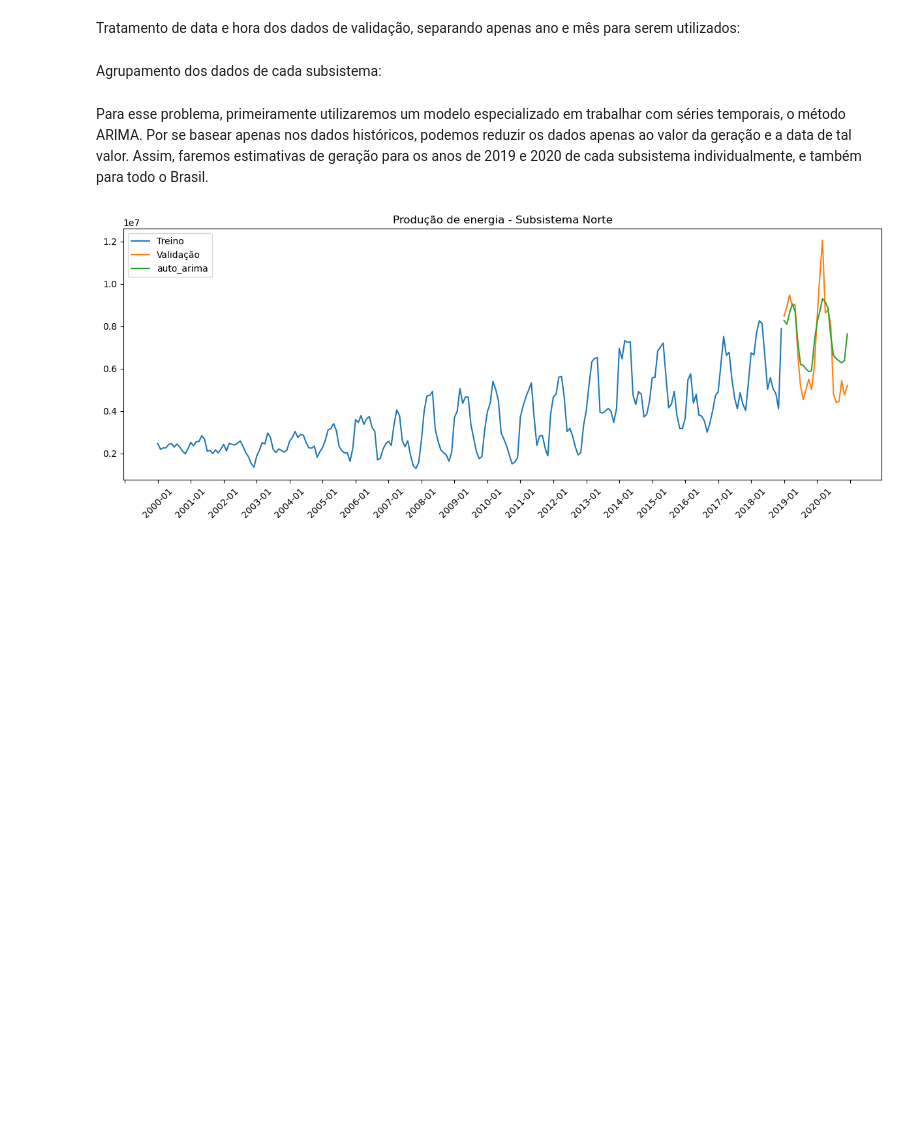
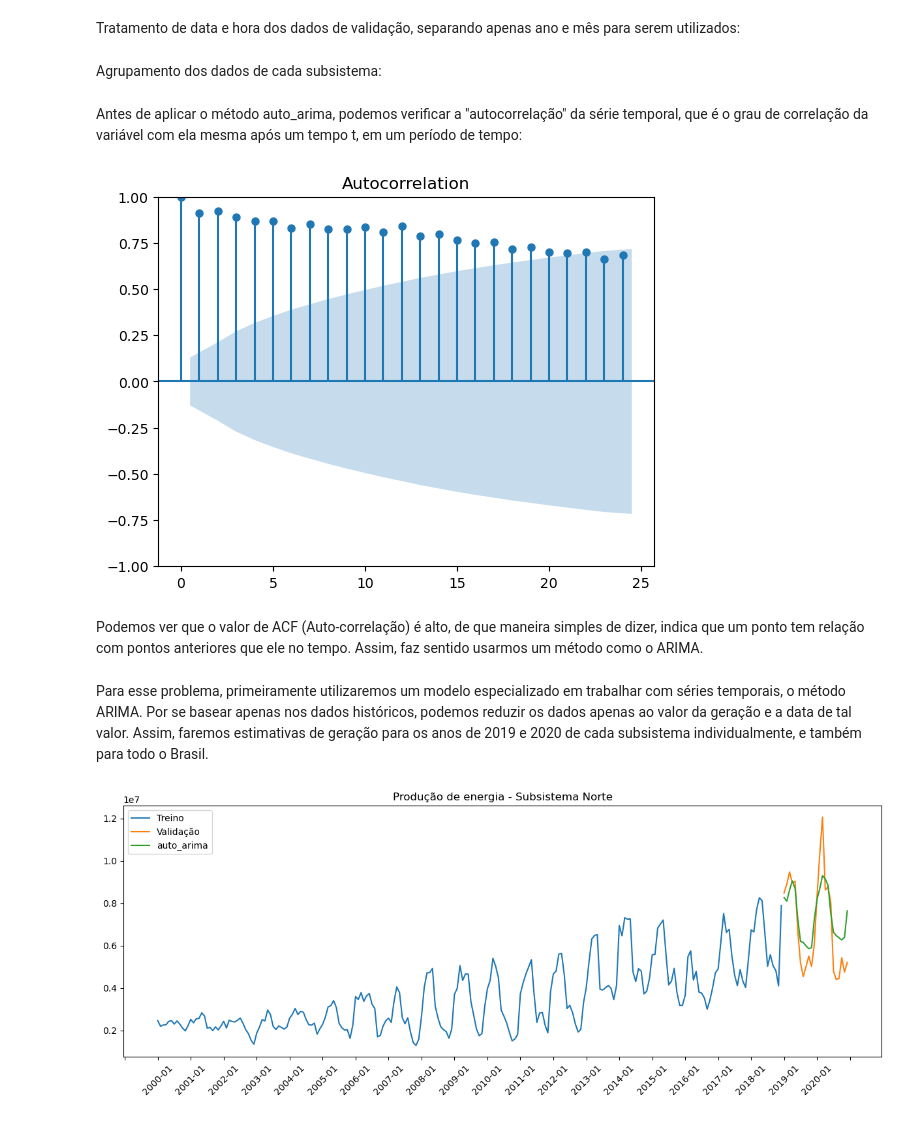
Before and after one commit to ppbgarcia/bootcamp20241, a Jupyter notebook: eda.ipynb, the cells around one changed output. Saved outputs shown, nothing was run; the diff lists cells and outputs as text; code cells hidden in the pictures; blank space fills up the shorter version.

```diff
--- a/eda.ipynb
+++ b/eda.ipynb
@@ -240,6 +241,15 @@ valid_ne = valid_ne.groupby('data').sum('val_geracao')
 
 valid_brasil = pd.DataFrame()
 valid_brasil['val_geracao'] = valid_n['val_geracao'] + valid_se['val_geracao'] + valid_s['val_geracao'] + valid_ne['val_geracao']
+# %% [markdown]
+Antes de aplicar o método auto_arima, podemos verificar a "autocorrelação" da série temporal, que é o grau de correlação da variável com ela mesma após um tempo t, em um período de tempo:
+# %%
+plot_acf(brasil['val_geracao'])
+plt.show()
+# %% [output]
+[figure, added]
+# %% [markdown]
+Podemos ver que o valor de ACF (Auto-correlação) é alto, de que maneira simples de dizer, indica que um ponto tem relação com pontos anteriores que ele no tempo. Assim, faz sentido usarmos um método como o ARIMA.
 # %% [markdown]
 Para esse problema, primeiramente utilizaremos um modelo especializado em trabalhar com séries temporais, o método ARIMA. Por se basear apenas nos dados históricos, podemos reduzir os dados apenas ao valor da geração e a data de tal valor. Assim, faremos estimativas de geração para os anos de 2019 e 2020 de cada subsistema individualmente, e também para todo o Brasil.
 # %%
```
Also changed, not shown: parts of 4 cells of this notebook.
